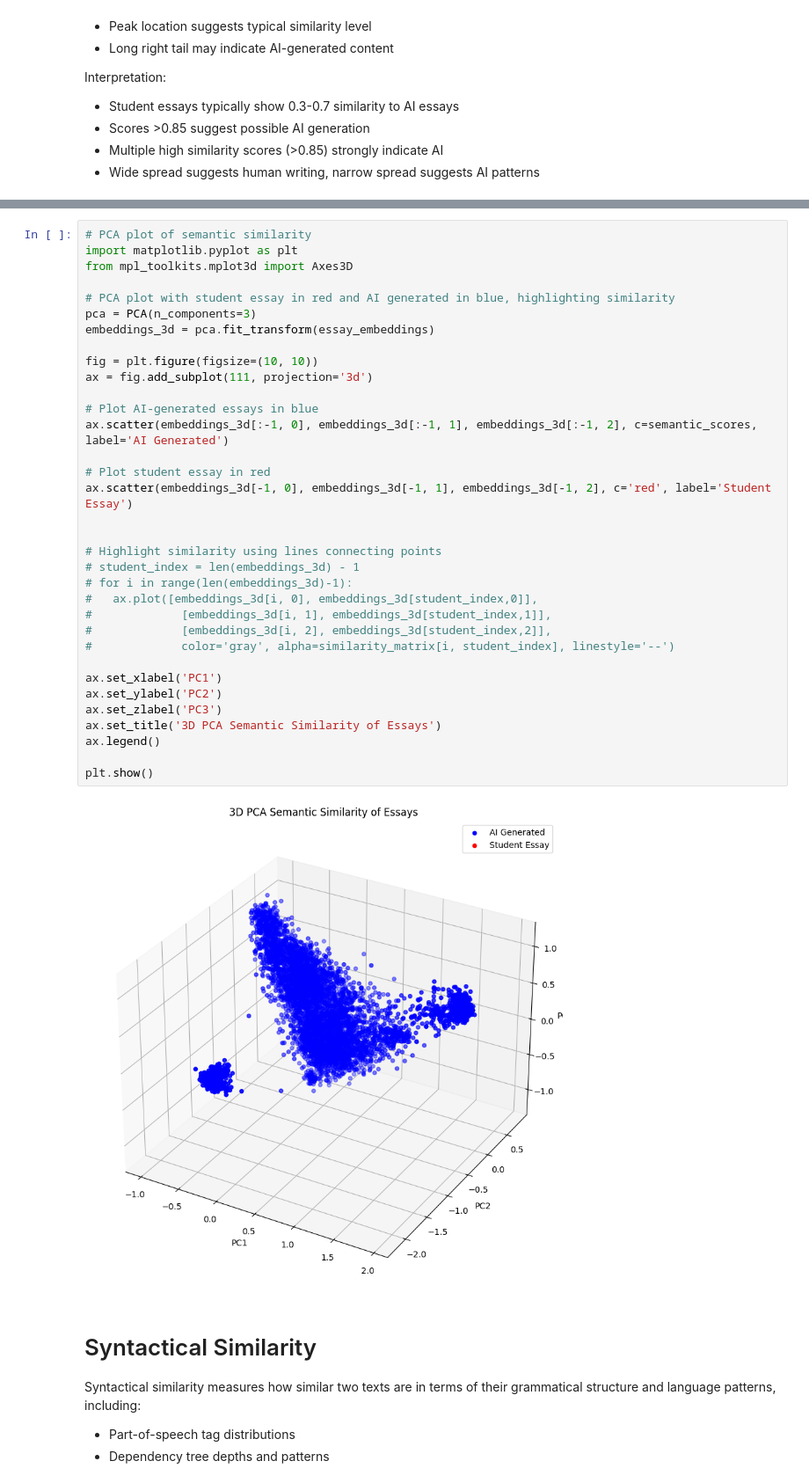
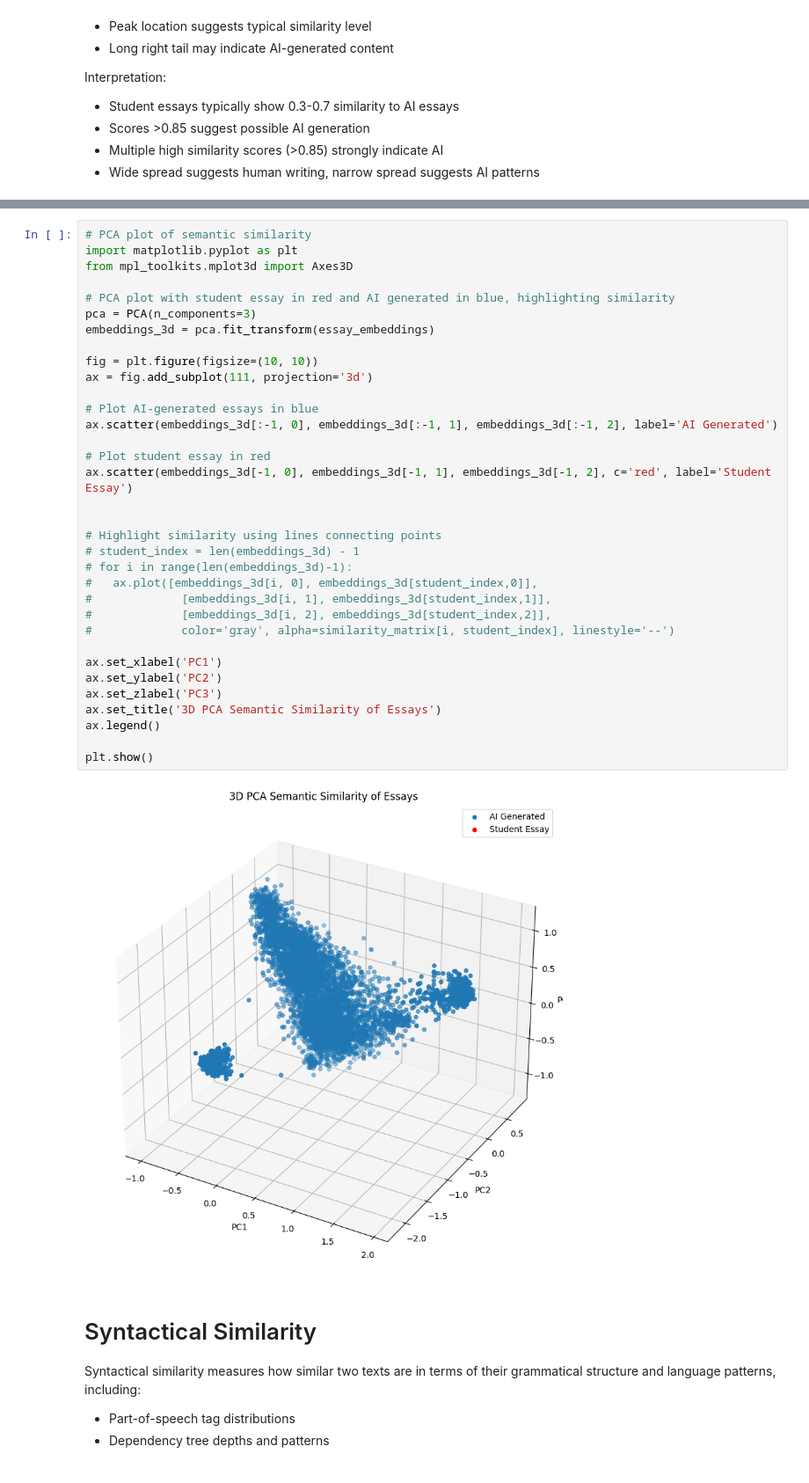
Before and after one commit to 0xHenriksson/essay-detect, a Jupyter notebook: detect.ipynb, the cells around one changed output, grey strips where cells are left out. Shown at 88% size. Cells and saved outputs as stored; diff of their text form.

```diff
--- a/detect.ipynb
+++ b/detect.ipynb
@@ -506,35 +519,35 @@ from mpl_toolkits.mplot3d import Axes3D
 
 # PCA plot with student essay in red and AI generated in blue, highlighting similarity
 pca = PCA(n_components=3)
 embeddings_3d = pca.fit_transform(essay_embeddings)
 
 fig = plt.figure(figsize=(10, 10))
 ax = fig.add_subplot(111, projection='3d')
 
 # Plot AI-generated essays in blue
-ax.scatter(embeddings_3d[:-1, 0], embeddings_3d[:-1, 1], embeddings_3d[:-1, 2], c=semantic_scores, label='AI Generated')
+ax.scatter(embeddings_3d[:-1, 0], embeddings_3d[:-1, 1], embeddings_3d[:-1, 2], label='AI Generated')
 
 # Plot student essay in red
 ax.scatter(embeddings_3d[-1, 0], embeddings_3d[-1, 1], embeddings_3d[-1, 2], c='red', label='Student Essay')
 
 
 # Highlight similarity using lines connecting points
 # student_index = len(embeddings_3d) - 1
 # for i in range(len(embeddings_3d)-1):
 #   ax.plot([embeddings_3d[i, 0], embeddings_3d[student_index,0]],
 #             [embeddings_3d[i, 1], embeddings_3d[student_index,1]],
 #             [embeddings_3d[i, 2], embeddings_3d[student_index,2]],
 #             color='gray', alpha=similarity_matrix[i, student_index], linestyle='--')
 
 ax.set_xlabel('PC1')
 ax.set_ylabel('PC2')
 ax.set_zlabel('PC3')
 ax.set_title('3D PCA Semantic Similarity of Essays')
 ax.legend()
 
 plt.show()
 # %% [output]
-[figure, old version]
+[figure, new version]
 # %% [markdown]
 # Syntactical Similarity
 
```
Also changed, not shown: parts of 21 cells of this notebook.
